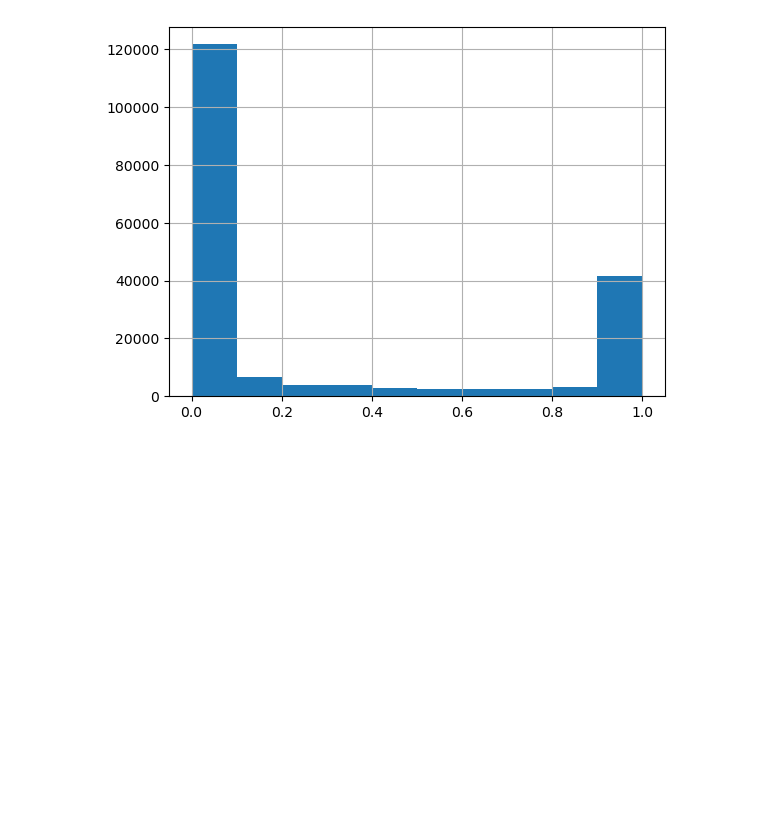
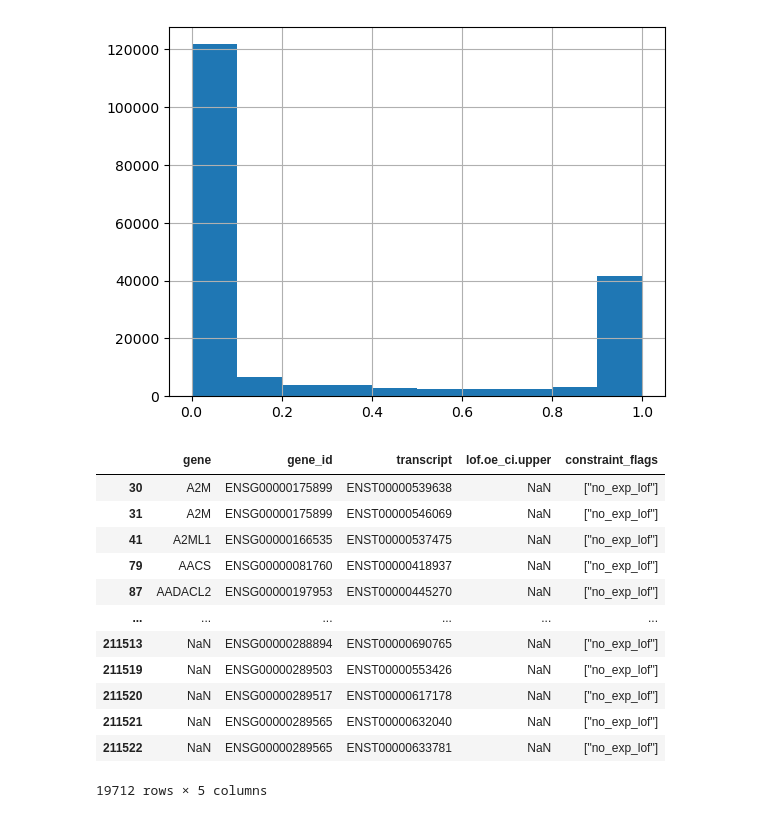
Before and after one commit to deannachurch/SBCapstone_CRISPRScreens, a Jupyter notebook: notebooks/GetConstraintScores.ipynb, the cells around one changed output. Cells and saved outputs as stored; diff of their text form; code cells hidden in the pictures; blank space fills up the shorter version.

```diff
--- a/notebooks/GetConstraintScores.ipynb
+++ b/notebooks/GetConstraintScores.ipynb
@@ -47,7 +53,7 @@ df.shape
 ['gene', 'gene_id', 'transcript', 'lof_hc_lc.pLI', 'lof_hc_lc_pRec', 'lof_hc_lc.pNull', 'lof.pLI', 'lof.z_score', 'lof.oe_ci.upper', 'constraint_flags']
 # %%
 cols_to_keep=['gene', 'gene_id', 'transcript', 'lof_hc_lc.pLI', 'lof_hc_lc.pRec', 'lof_hc_lc.pNull', 'lof.pLI', 'lof.z_score', 'lof.oe_ci.upper', 'constraint_flags']
-sub_df=df[cols_to_keep]
+sub_df=df[cols_to_keep].copy()
 
 display(sub_df)
 # %% [output]
@@ -85,3 +91,20 @@ sub_df['lof.pLI'].hist(bins=10)
 # %% [output]
 <Axes: >
 [figure]
+# %%
+nan_oe_ci_upper_df = sub_df[sub_df['lof.oe_ci.upper'].isna()][['gene', 'gene_id', 'transcript', 'lof.oe_ci.upper', 'constraint_flags']]
+display(nan_oe_ci_upper_df)
+# %% [output]
+|  | gene | gene_id | transcript | lof.oe_ci.upper | constraint_flags |
+| 30 | A2M | ENSG00000175899 | ENST00000539638 | NaN | ["no_exp_lof"] |
+| 31 | A2M | ENSG00000175899 | ENST00000546069 | NaN | ["no_exp_lof"] |
+| 41 | A2ML1 | ENSG00000166535 | ENST00000537475 | NaN | ["no_exp_lof"] |
+| 79 | AACS | ENSG00000081760 | ENST00000418937 | NaN | ["no_exp_lof"] |
+| 87 | AADACL2 | ENSG00000197953 | ENST00000445270 | NaN | ["no_exp_lof"] |
+| ... | ... | ... | ... | ... | ... |
+| 211513 | NaN | ENSG00000288894 | ENST00000690765 | NaN | ["no_exp_lof"] |
+| 211519 | NaN | ENSG00000289503 | ENST00000553426 | NaN | ["no_exp_lof"] |
+| 211520 | NaN | ENSG00000289517 | ENST00000617178 | NaN | ["no_exp_lof"] |
+| 211521 | NaN | ENSG00000289565 | ENST00000632040 | NaN | ["no_exp_lof"] |
+| 211522 | NaN | ENSG00000289565 | ENST00000633781 | NaN | ["no_exp_lof"] |
+19712 rows × 5 columns
```
Also changed, not shown: parts of 4 cells of this notebook.
